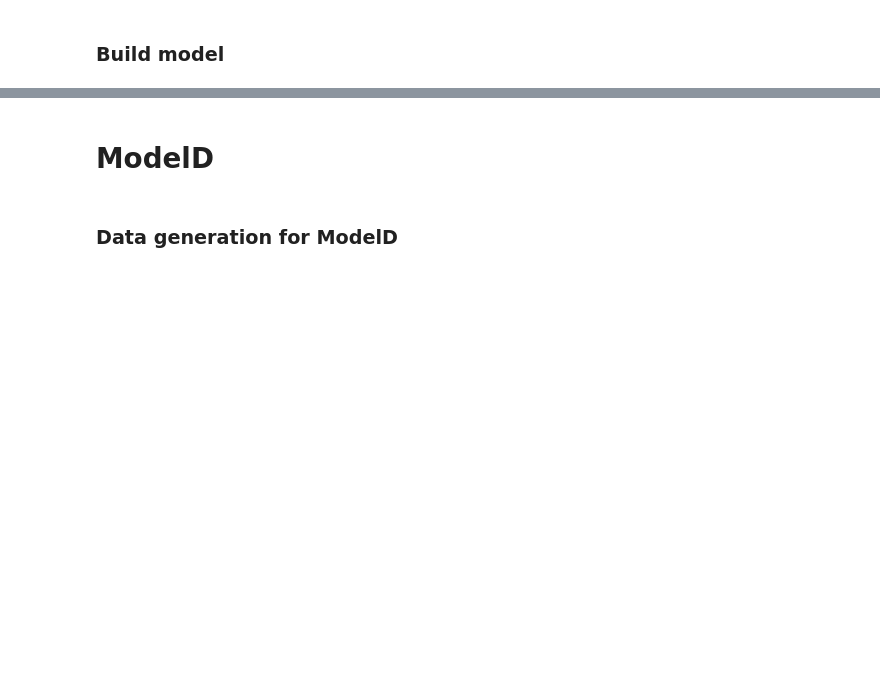
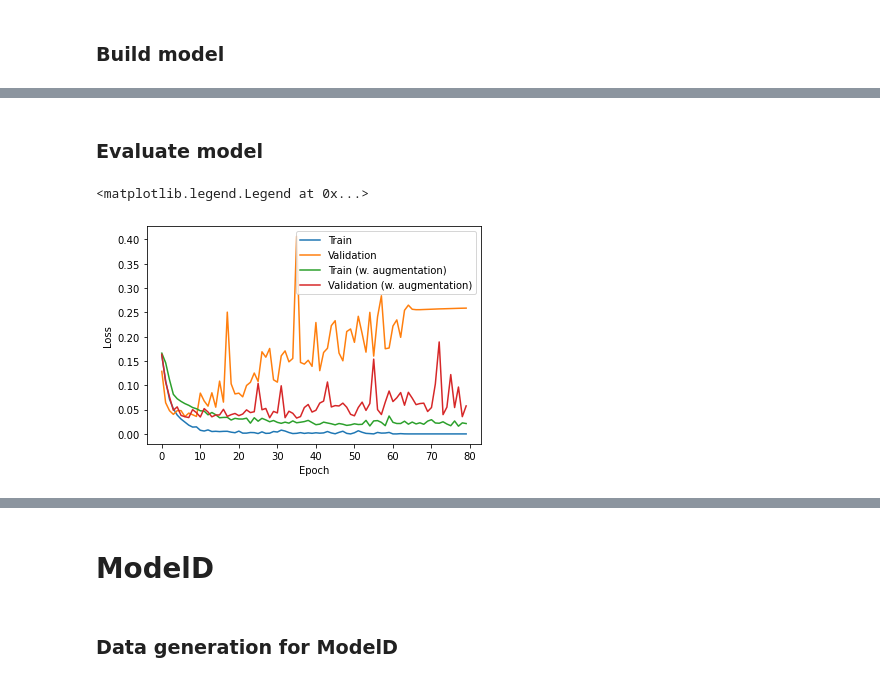
Before and after one commit to steffenrask/AML, a Jupyter notebook: Q2 - CNN.ipynb, the cells around one changed output, grey strips where cells are left out. Drawn from its saved outputs; the diff is of its cells as text; code cells hidden in the pictures; blank space fills up the shorter version.

```diff
--- a/Q2 - CNN.ipynb
+++ b/Q2 - CNN.ipynb
@@ -254,15 +216,0 @@ _________________________________________________________________
-# %%
-# Fit the model
-
-STEP_SIZE_TRAIN=train_generator_CC.n//train_generator_CC.batch_size
-STEP_SIZE_VALID=valid_generator_CC.n//valid_generator_CC.batch_size
-STEP_SIZE_TEST=test_generator_CC.n//test_generator_CC.batch_size
-
-history = modelCC.fit_generator(generator=train_generator_CC,
-                    steps_per_epoch=STEP_SIZE_TRAIN,
-                    validation_data=valid_generator_CC,
-                    validation_steps=STEP_SIZE_VALID,
-                    epochs=80
-)
-
-modelCC.save('modelCC_fitted')
@@ -576,0 +256,15 @@ steps=STEP_SIZE_TEST)
+# %%
+# Fit the model
+
+STEP_SIZE_TRAIN=train_generator_CC.n//train_generator_CC.batch_size
+STEP_SIZE_VALID=valid_generator_CC.n//valid_generator_CC.batch_size
+STEP_SIZE_TEST=test_generator_CC.n//test_generator_CC.batch_size
+
+historyCC = modelCC.fit(train_generator_CC,
+                    steps_per_epoch=STEP_SIZE_TRAIN,
+                    validation_data=valid_generator_CC,
+                    validation_steps=STEP_SIZE_VALID,
+                    epochs=80
+)
+
+modelCC.save('modelCC')
@@ -576,0 +289,15 @@ steps=STEP_SIZE_TEST)
+# %% [markdown]
+### Evaluate model
+# %%
+# Comparing loss: w/w.o. data augmentation
+
+plt.plot(history.history['loss'], label='Train')
+plt.plot(history.history['val_loss'], label = 'Validation')
+plt.plot(historyCC.history['loss'], label = 'Train (w. augmentation)')
+plt.plot(historyCC.history['val_loss'], label = 'Validation (w. augmentation)')
+plt.xlabel('Epoch')
+plt.ylabel('Loss')
+plt.legend()
+# %% [output]
+<matplotlib.legend.Legend at 0x...>
+[figure, added]
```
Also changed, not shown: parts of 93 cells of this notebook.
